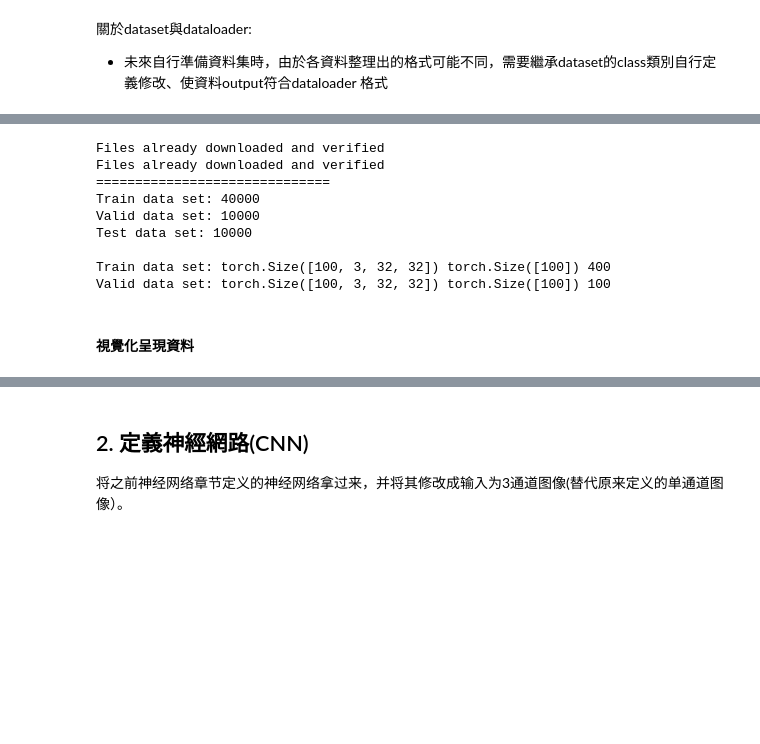
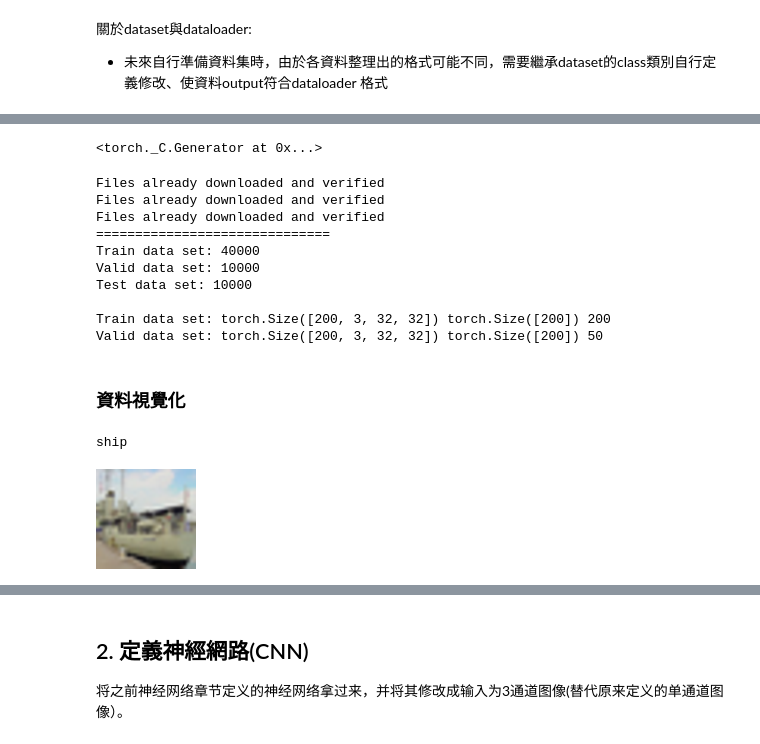
Before and after one commit to YunghuiHsu/pytorch-book, a Jupyter notebook: chapter02-quickstart/以Restnet進行 CIFAR-10分類.ipynb, the cells around one changed output, grey strips where cells are left out. Cells and saved outputs as stored; diff of their text form; code cells hidden in the pictures; blank space fills up the shorter version.

```diff
--- a/chapter02-quickstart/以Restnet進行 CIFAR-10分類.ipynb
+++ b/chapter02-quickstart/以Restnet進行 CIFAR-10分類.ipynb
@@ -37,34 +74,41 @@ transform = transforms.Compose(
+# %%
+# 參數設定
+batch_size = 200     # how many samples per batch to load
+num_workers = 10     # number of subprocesses to use for data loading，0代表不使用
+torch.manual_seed(0) # 固定亂數種子
+# %% [output]
+<torch._C.Generator at 0x...>
 # %%
-import torch.utils.data as data
-
 # 切分訓練與驗證資料集
  # Random split
-train_set = torchvision.datasets.CIFAR10(root='./data', train=True, download=True, transform=transform)
+train_dataset = torchvision.datasets.CIFAR10(root='./data', train=True, download=True, transform= train_transform)
 
-
-# 參數設定
-batch_size = 100     # 每批次載入多少樣本
-num_workers = 10     # 設定cpu使用多少處理執行緒來載入資料，0代表不使用
-torch.manual_seed(0) # 固定亂數種子
 
 # 切分訓練與驗證資料集
 p_split = 0.8        # 設定訓練與驗證資料切分比例
-train_set_size  = int(len(train_set) * p_split)
-valid_set_size  = len(train_set)- train_set_size
+train_size  = int(len(train_dataset) * p_split)
+valid_size  = len(train_dataset) - train_size
 
-train_set, valid_set = data.random_split(train_set, [train_set_size, valid_set_size])  # random_split
+import torch.utils.data as data
+train_set, _ = data.random_split(train_dataset, [train_size, valid_size])  # random_split
+
+# 手動複寫valid資料集使其正規化
+# 1. 可能會增加不必要的記憶體空間拖累效能?
+# 2. 重複隨機切分的結果可能導致部分資料有重複?
+train_dataset = torchvision.datasets.CIFAR10(root='./data', train=True, download=True, transform= test_transform)
+_, valid_set = data.random_split(train_dataset, [train_size, valid_size])
 
 
 # 利用 torch.utils.data.DataLoader 數據加載器，將打包好的數據可以迭代進模型中訓練
 train_loader = torch.utils.data.DataLoader(train_set, batch_size=batch_size, shuffle=True,
                                           num_workers=num_workers, pin_memory=True, drop_last=True)
-valid_loader = torch.utils.data.DataLoader(valid_set, batch_size=100, shuffle=True,
+valid_loader = torch.utils.data.DataLoader(valid_set, batch_size=batch_size, shuffle=True,
                                           num_workers=num_workers, pin_memory=True, drop_last=True)
 
 
 # 測試資料集
-test_set = torchvision.datasets.CIFAR10(root='./data', train=False, download=True, transform=transform)
-testloader = torch.utils.data.DataLoader(test_set, batch_size=batch_size, shuffle=False, num_workers=num_workers,
+test_set = torchvision.datasets.CIFAR10(root='./data', train=False, download=True, transform= test_transform)
+test_loader = torch.utils.data.DataLoader(test_set, batch_size=batch_size, shuffle=False, num_workers=num_workers,
                                         pin_memory=True, drop_last=True)
 
 classes = ('plane', 'car', 'bird', 'cat',
@@ -84,6 +128,7 @@ print('Train data set:', images.shape, labels.shape, len(train_loader))       #
 images,labels=next(iter(valid_loader))
 print('Valid data set:', images.shape, labels.shape, len(valid_loader))
 # %% [output]
+Files already downloaded and verified
 Files already downloaded and verified
 Files already downloaded and verified
 ==============================
@@ -91,15 +136,18 @@ Train data set: 40000
 Valid data set: 10000
 Test data set: 10000
 
-Train data set: torch.Size([100, 3, 32, 32]) torch.Size([100]) 400
-Valid data set: torch.Size([100, 3, 32, 32]) torch.Size([100]) 100
+Train data set: torch.Size([200, 3, 32, 32]) torch.Size([200]) 200
+Valid data set: torch.Size([200, 3, 32, 32]) torch.Size([200]) 50
+# %% [markdown]
+### 資料視覺化
 # %%
-# (data, label) = trainset[100]
-# print(classes[label])
+(data, label) = valid_set[100]
+print(classes[label])
 
-# # 因為 train_loader 中的資料已經是normalize過的，所以在畫出來前要先 denormalize。
-# # ((data+1)/2) 是為了還原被標準化的資料
-# show((data+1)/2).resize((100,100))
+# 因為 train_loader 中的資料已經是normalize過的，所以在畫出來前要先 denormalize。
+# ((data+1)/2) 是為了還原被標準化的資料
+show((data+1)/2).resize((100,100))
+# %% [output]
+ship
+[figure, added]
-# %% [markdown]
-#### 視覺化呈現資料
 # %%
```
Also changed, not shown: parts of 19 cells of this notebook.
